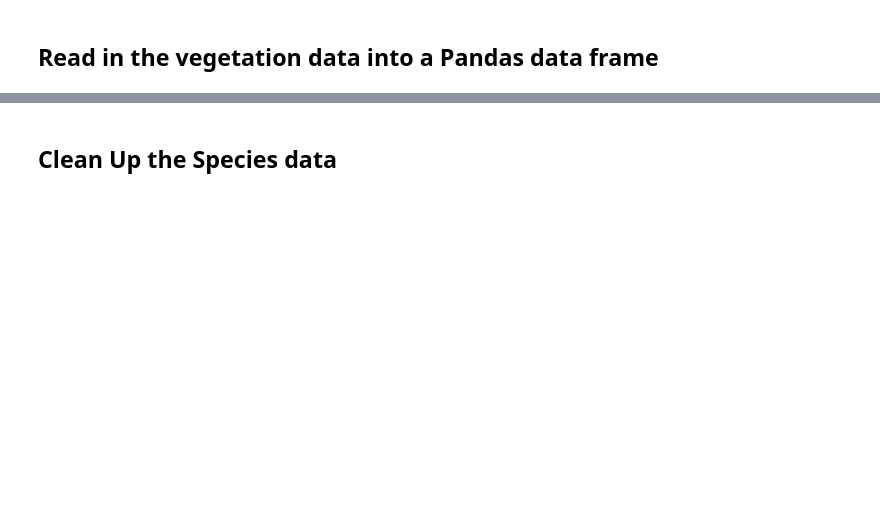
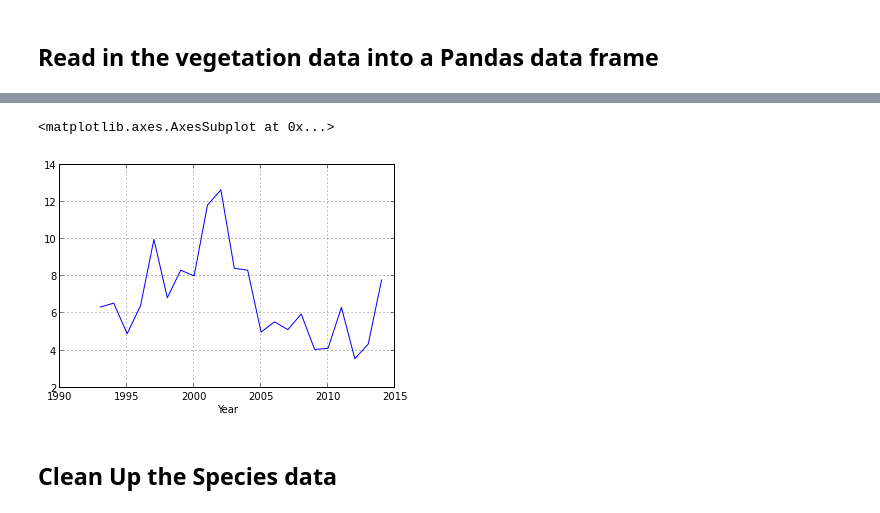
Before and after one commit to petescarth/understanding-australias-changing-ecosystems, a Jupyter notebook: projects/Vegetation_Data_Analysis.ipynb, the cells around one changed output, grey strips where cells are left out. Cells and saved outputs as stored; diff of their text form; code cells hidden in the pictures; blank space fills up the shorter version.

```diff
--- a/projects/Vegetation_Data_Analysis.ipynb
+++ b/projects/Vegetation_Data_Analysis.ipynb
@@ -40,7 +40,7 @@ ExampleCollection.ipynb
 # %% [markdown]
 ## Read in the vegetation data into a Pandas data frame
 # %%
-vegData = pandas.read_csv('qryMeanVeg93-14_20140624.cvs')
+vegData = pandas.read_csv('qryMeanVeg93-14_20140624_cleaner.csv')
 vegData
 # %% [output]
 <class 'pandas.core.frame.DataFrame'>
@@ -64,2 +87,7 @@ vegData.AvgOfCover.mean()
+# %%
+vegData.groupby('Year').AvgOfCover.mean().plot()
+# %% [output]
+<matplotlib.axes.AxesSubplot at 0x...>
+[figure, added]
 # %% [markdown]
 ## Clean Up the Species data
```
Also changed, not shown: parts of 8 cells of this notebook, 2 other files.
